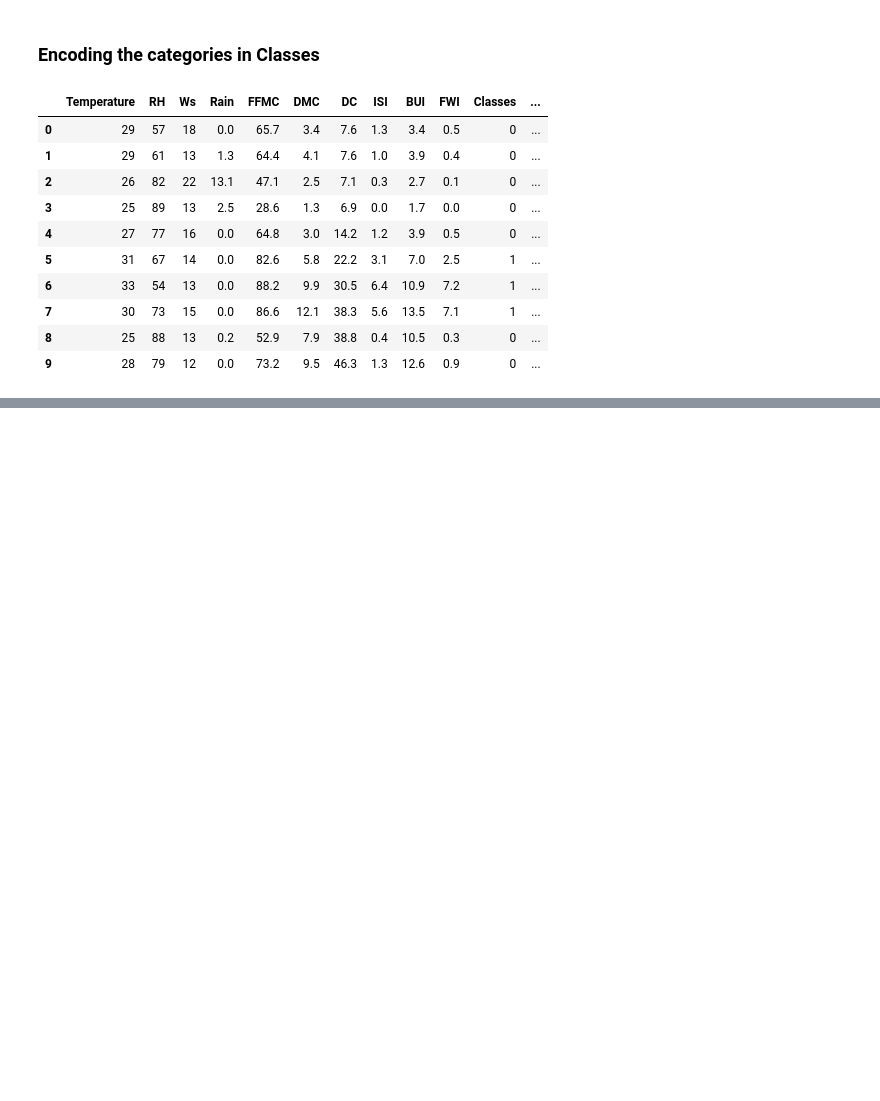
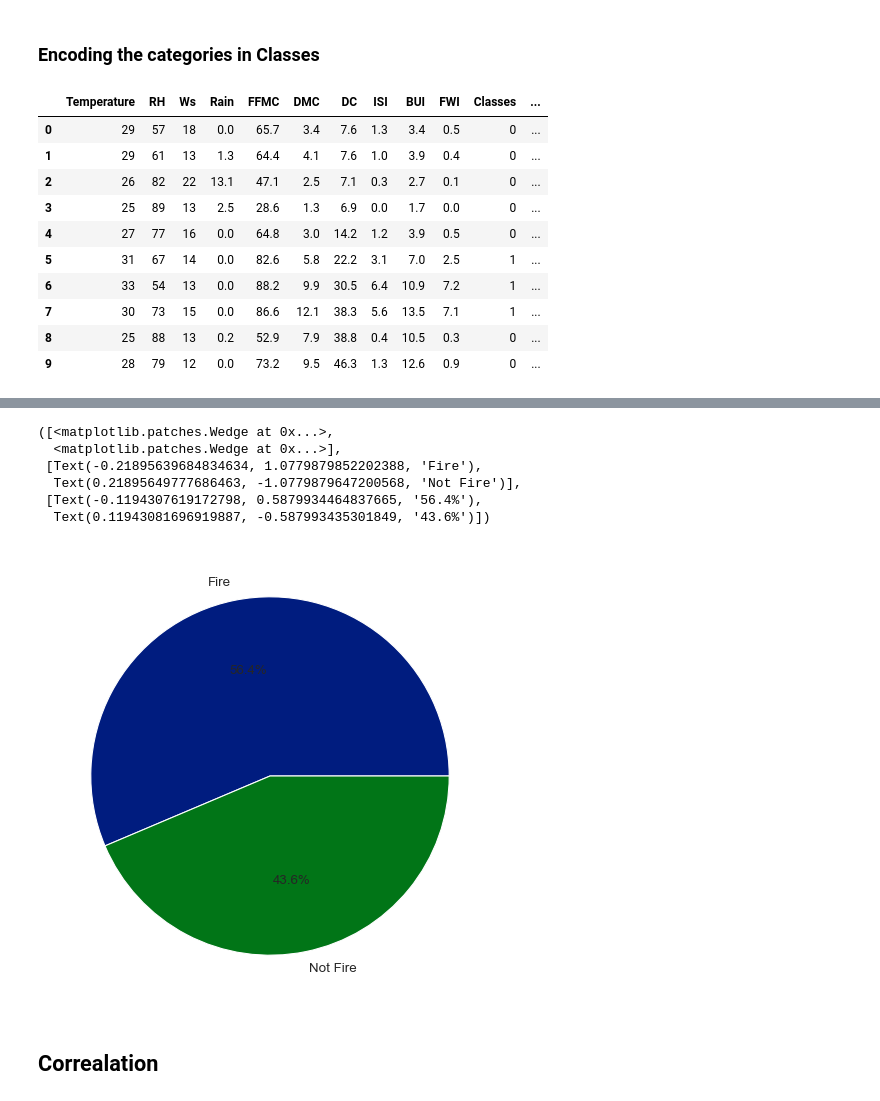
Before and after one commit to ranasuryansh14/Regression-Project, a Jupyter notebook: EDA.ipynb, the cells around one changed output, grey strips where cells are left out. Drawn from its saved outputs; the diff is of its cells as text; code cells hidden in the pictures; blank space fills up the shorter version.

```diff
--- a/EDA.ipynb
+++ b/EDA.ipynb
@@ -369,0 +384,19 @@ df_copy.head(10)
+# %%
+## percentage for pie chart
+
+percentage = df_copy['Classes'].value_counts(normalize=True)*100
+# %%
+# Ploting Pie Chart
+classlabels = ["Fire","Not Fire"]
+plt.figure(figsize=(12,7))
+plt.pie(percentage,labels=classlabels,autopct='%1.1f%%')
+# %% [output]
+([<matplotlib.patches.Wedge at 0x...>,
+  <matplotlib.patches.Wedge at 0x...>],
+ [Text(-0.21895639684834634, 1.0779879852202388, 'Fire'),
+  Text(0.21895649777686463, -1.0779879647200568, 'Not Fire')],
+ [Text(-0.1194307619172798, 0.5879934464837665, '56.4%'),
+  Text(0.11943081696919887, -0.587993435301849, '43.6%')])
+[figure, added]
+# %% [markdown]
+## Correalation
```
Also changed, not shown: parts of 18 cells of this notebook, 1 other file.
